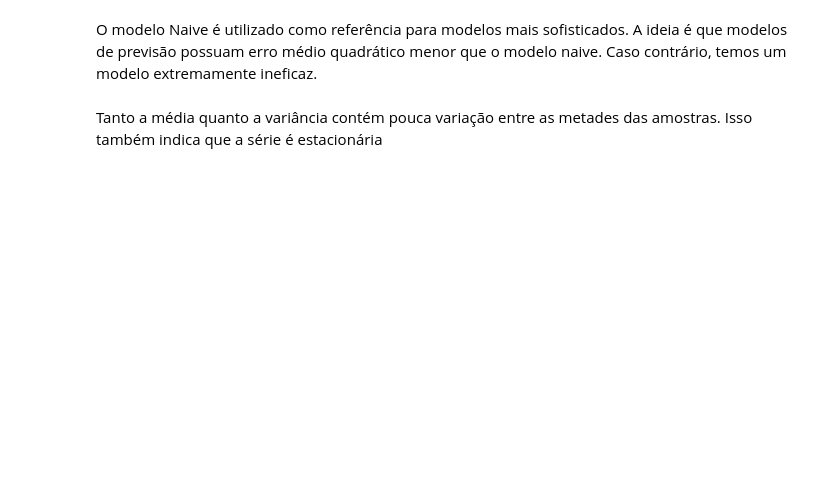
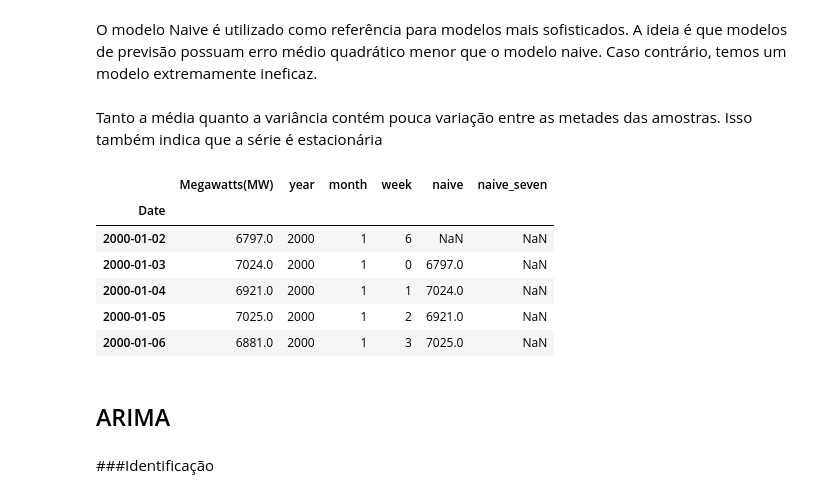
Before and after one commit to ailsonramon/timeseries, a Jupyter notebook: TS_daily_analysis_energy_2000_2021_Brazillian_Northeast_Region.ipynb, the cells around one changed output. Drawn from its saved outputs; the diff is of its cells as text; code cells hidden in the pictures; blank space fills up the shorter version.

```diff
--- a/TS_daily_analysis_energy_2000_2021_Brazillian_Northeast_Region.ipynb
+++ b/TS_daily_analysis_energy_2000_2021_Brazillian_Northeast_Region.ipynb
@@ -572,3 +564,21 @@ O modelo Naive é utilizado como referência para modelos mais sofisticados. A i
 # %% [markdown]
 Tanto a média quanto a variância contém pouca variação entre as metades das amostras.
 Isso também indica que a série é estacionária
+# %%
+cl = df.copy()
+
+cl.resample("M").mean()
+
+cl.head()
+# %% [output]
+|  | Megawatts(MW) | year | month | week | naive | naive_seven |
+| Date |  |  |  |  |  |  |
+| 2000-01-02 | 6797.0 | 2000 | 1 | 6 | NaN | NaN |
+| 2000-01-03 | 7024.0 | 2000 | 1 | 0 | 6797.0 | NaN |
+| 2000-01-04 | 6921.0 | 2000 | 1 | 1 | 7024.0 | NaN |
+| 2000-01-05 | 7025.0 | 2000 | 1 | 2 | 6921.0 | NaN |
+| 2000-01-06 | 6881.0 | 2000 | 1 | 3 | 7025.0 | NaN |
+# %% [markdown]
+## ARIMA
+# %% [markdown]
+###Identificação
```
Also changed, not shown: parts of 58 cells of this notebook.
